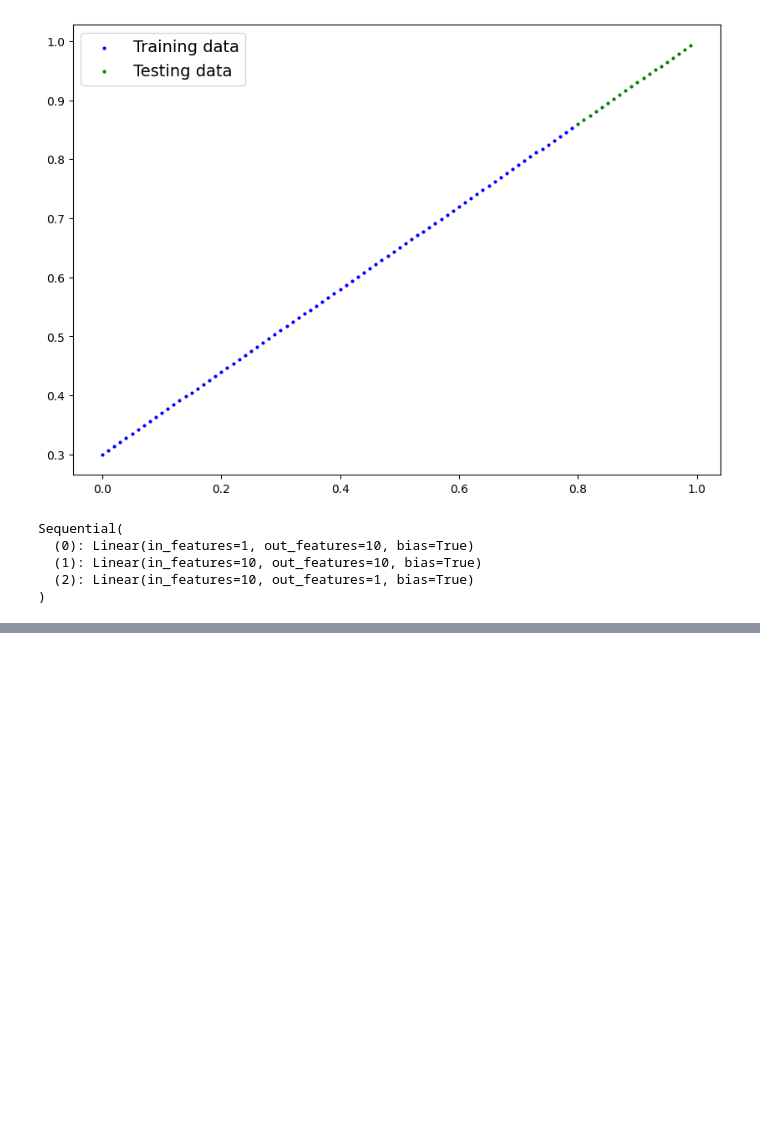
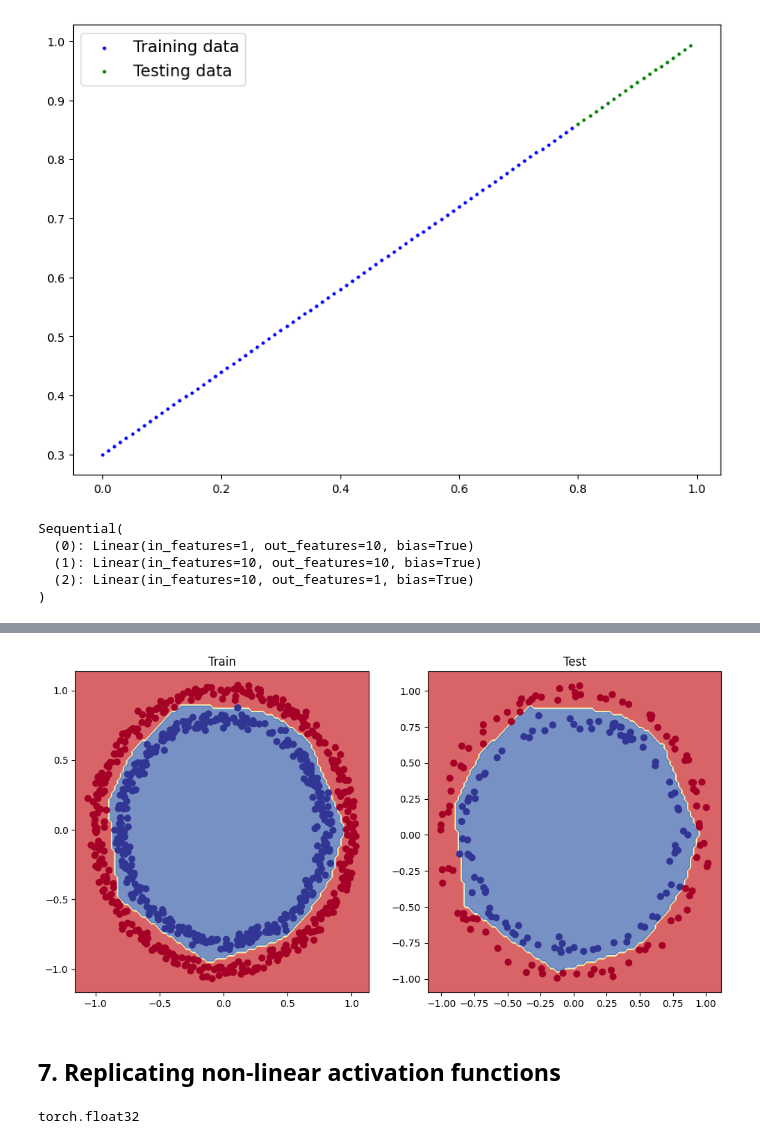
Before and after one commit to froestiago/pytorch-course, a Jupyter notebook: 02_neural_network__classification.ipynb, the cells around one changed output, grey strips where cells are left out. Cells and saved outputs as stored; diff of their text form; code cells hidden in the pictures; blank space fills up the shorter version.

```diff
--- a/02_neural_network__classification.ipynb
+++ b/02_neural_network__classification.ipynb
@@ -567,7 +567,7 @@ torch.manual_seed(42)
 torch.cuda.manual_seed(42)
 
 # Set the number of epochs
-epochs = 1000
+epochs = 1500
 
 # Put the data on the target device
 X_train_regression, y_train_regression = X_train_regression.to(device), y_train_regression.to(device)
@@ -617,0 +664,24 @@ plot_predictions(train_data = X_train_regression.cpu(),
+# %%
+# Build a model with non-linear function
+
+class CircleModelV2(nn.Module):
+  def __init__(self):
+    super().__init__()
+    self.layer_1 = nn.Linear(in_features = 2,
+                             out_features = 10)
+    self.layer_2 = nn.Linear(in_features = 10,
+                             out_features = 10)
+    self.layer_3 = nn.Linear(in_features = 10,
+                             out_features = 1)
+    self.relu = nn.ReLU()
+
+  def forward(self, x):
+    x = self.layer_1(x)
+    x = self.relu(x)
+    x = self.layer_2(x)
+    x = self.relu(x)
+    x = self.layer_3(x)
+    return x
+
+model_3 = CircleModelV2().to(device)
+model_3
@@ -617,0 +755,21 @@ plot_predictions(train_data = X_train_regression.cpu(),
+# %%
+# Plot decision boundary of model_3
+
+plt.figure(figsize=(12, 6))
+plt.subplot(1, 2, 1)
+plt.title("Train")
+plot_decision_boundary(model_3, X_train, y_train)
+plt.subplot(1, 2, 2)
+plt.title("Test")
+plot_decision_boundary(model_3, X_test, y_test)
+# %% [output]
+[figure, added]
+# %% [markdown]
+## 7. Replicating non-linear activation functions
+# %%
+# creating a tensor
+
+A = torch.arange(-10, 10, 1, dtype = torch.float32)
+A.dtype
+# %% [output]
+torch.float32
```
Also changed, not shown: parts of 25 cells of this notebook.
